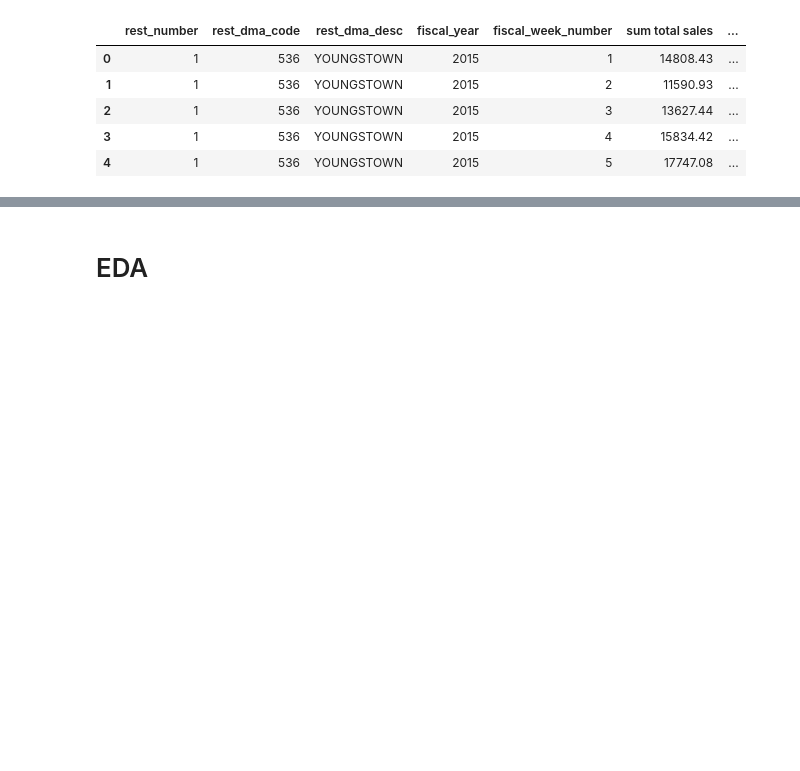
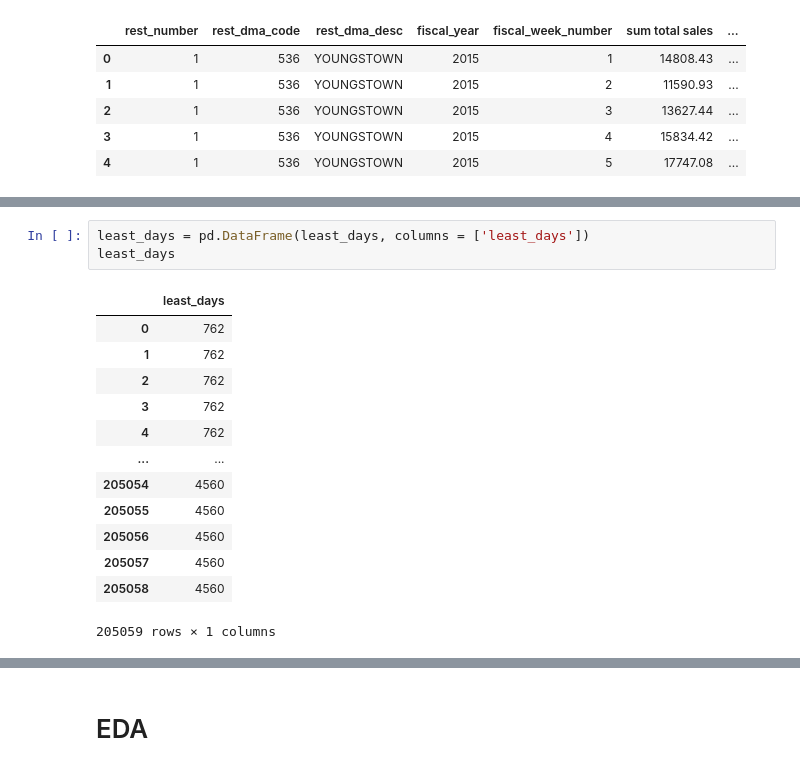
Before and after one commit to will4865/Inspire-Brands-Case-Study, a Jupyter notebook: technical-case-study.ipynb, the cells around one changed output, grey strips where cells are left out. Saved outputs shown, nothing was run; the diff lists cells and outputs as text; blank space fills up the shorter version.

```diff
--- a/technical-case-study.ipynb
+++ b/technical-case-study.ipynb
@@ -924,0 +962,17 @@ modeling_df.head()
+# %%
+least_days = pd.DataFrame(least_days, columns = ['least_days'])
+least_days
+# %% [output]
+|  | least_days |
+| 0 | 762 |
+| 1 | 762 |
+| 2 | 762 |
+| 3 | 762 |
+| 4 | 762 |
+| ... | ... |
+| 205054 | 4560 |
+| 205055 | 4560 |
+| 205056 | 4560 |
+| 205057 | 4560 |
+| 205058 | 4560 |
+205059 rows × 1 columns
```
Also changed, not shown: parts of 11 cells of this notebook.
